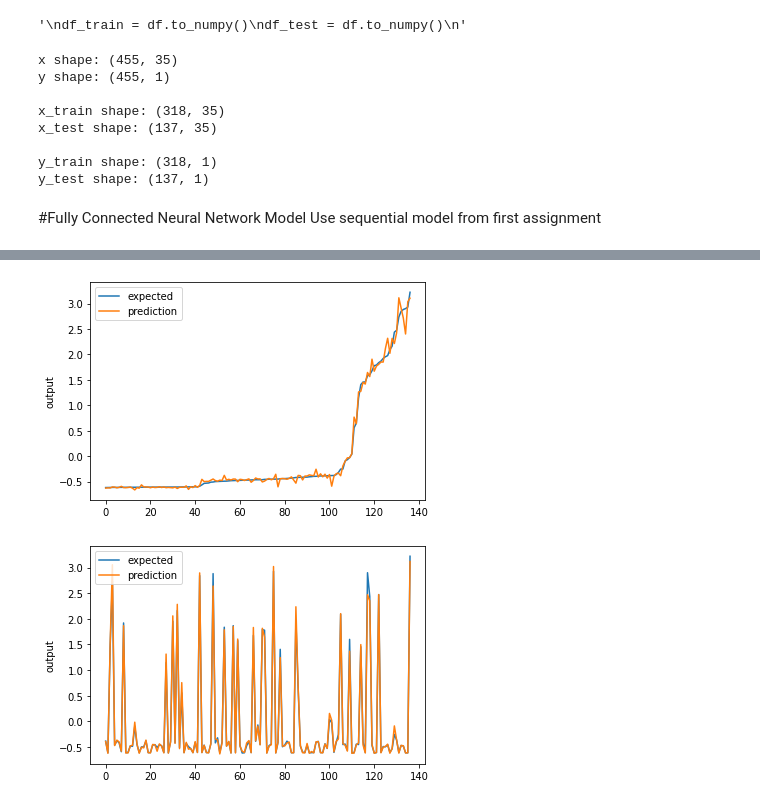
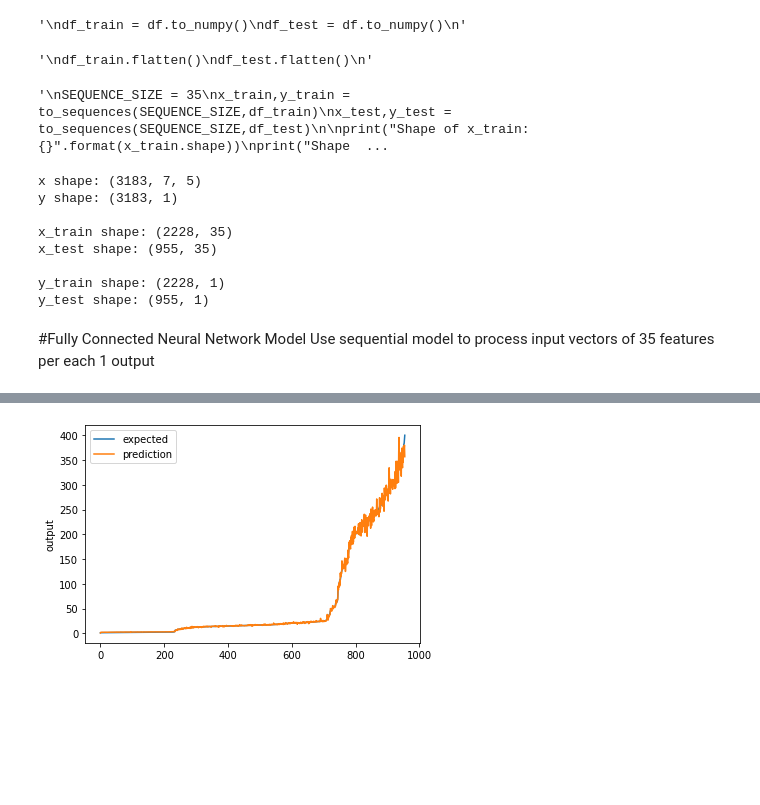
Before and after one commit to JasonTPhillipsJr/CSC215, a Jupyter notebook: Project_2.ipynb, the cells around one changed output, grey strips where cells are left out. Drawn from its saved outputs; the diff is of its cells as text; code cells hidden in the pictures; blank space fills up the shorter version.

```diff
--- a/Project_2.ipynb
+++ b/Project_2.ipynb
@@ -299,8 +294,6 @@ df
 3191 rows × 5 columns
 # %%
 #Create a copy of the Close column to use for the output feature.
-#df['Close_Output'] = df['Close']
-#df
-df_y = df["Close"]
-df_y
+df['Close_Output'] = df['Close']
+df
 # %% [output]
@@ -350,18 +344,19 @@ reshape df to be either a sequence of 35 inputs per output or 7 rows by 5 column
 # %%
+from sklearn.externals._packaging.version import Tuple
 #Setup our Input and ouput features to be of the correct shape.
 #We want the first seven rows and 5 columns per prediction. 35 values total
 #Since we have 3191 Rows of data. rows/7 = 455 rows as input vectors with 35 values in each vector.
-x = []  #input
-y = []  #output
+SEQUENCE_SIZE = 7
+def create_dataset(time_step, data):
+  x = []  #input
+  y = []  #output
+  for i in range(len(data)-time_step-1):
+    x_temp = data.loc[i:i+time_step-1,["Open","High","Low","Close","Volume"]]
+    x.append(x_temp)
+    y_temp = data.loc[i+time_step,["Close_Output"]]   #Note, we take the (i+1)th value instead of the ith because we are looking at the close for the next day after the time_step.
+    y.append(y_temp)
+  return x,y
 
-i=0
-while i in range(len(df)-7-1):
-  if i > (len(df)-7-1):
-    break
-  x_temp = df[i:i+7]
-  x.append(x_temp)
-  y_temp = df_y.iloc[i+8]   #Note, we take the 8th value instead of the 7th because we are looking at the close for the next day after a week.
-  y.append(y_temp)
-  i += 7
+x,y = create_dataset(SEQUENCE_SIZE, df)
 # %%
 #Ensure x is of the correct shape
@@ -411,7 +385,6 @@ print(len(y))
 # %%
 #Convert x and y to numpy arrays for tensorflow
 #Reshape the arrays to be of the correct size for problem 1.
+num_rows = len(x)
 x = np.array(x)
 y = np.array(y)
-x = x.reshape(455,35)
-y = y.reshape(455,1)
@@ -434,3 +391,6 @@ print(x)
+# %%
+x_NN = x.reshape(num_rows,35)
+y_NN = y.reshape(num_rows,1)
 # %%
 """
 #Choose only the 8th input from the output column. After 7 days make a prediction.
@@ -531,6 +497,8 @@ df_test = df.to_numpy()
 df_train.flatten()
 df_test.flatten()
 """
+# %% [output]
+'\ndf_train.flatten()\ndf_test.flatten()\n'
 # %%
 """
 SEQUENCE_SIZE = 35
@@ -542,7 +510,10 @@ print("Shape of x_test: {}".format(x_test.shape))
 print("Shape of y_train: {}".format(y_train.shape))
 print("Shape of y_test: {}".format(y_test.shape))
 """
+# %% [output]
+'\nSEQUENCE_SIZE = 35\nx_train,y_train = to_sequences(SEQUENCE_SIZE,df_train)\nx_test,y_test = to_sequences(SEQUENCE_SIZE,df_test)\n\nprint("Shape of x_train: {}".format(x_train.shape))\nprint("Shape  ...
 # %%
+#Visualize the shape for each array
 print("x shape: " + str(x.shape))
 print("y shape: " + str(y.shape))
 print()
@@ -552,24 +523,24 @@ print()
 print("y_train shape: " + str(y_train.shape))
 print("y_test shape: " + str(y_test.shape))
 # %% [output]
-x shape: (455, 35)
-y shape: (455, 1)
+x shape: (3183, 7, 5)
+y shape: (3183, 1)
 
-x_train shape: (318, 35)
-x_test shape: (137, 35)
+x_train shape: (2228, 35)
+x_test shape: (955, 35)
 
-y_train shape: (318, 1)
-y_test shape: (137, 1)
+y_train shape: (2228, 1)
+y_test shape: (955, 1)
 # %% [markdown]
 #Fully Connected Neural Network Model
-Use sequential model from first assignment
+Use sequential model to process input vectors of 35 features per each 1 output
 # %%
 model = Sequential()
-model.add(Dense(100, input_dim=x.shape[1], activation='relu'))      # try changing 100 to 10
+model.add(Dense(100, input_dim=x_NN.shape[1], activation='relu'))      # try changing 100 to 10
 model.add(Dense(10, activation='relu'))
 model.add(Dense(1))
 
-model.compile(loss='mean_squared_error', optimizer='adam', metrics=['accuracy'])
+model.compile(loss='mean_squared_error', optimizer='adam', metrics=['accuracy'])  #maybe remove accuracy because it = 0...
 
 monitor = EarlyStopping(monitor='val_loss', min_delta=1e-3, patience=5, verbose=1, mode='auto')
 
@@ -608,5 +579 @@ Score (RMSE): 0.08680268610394848
-[figure, old version]
+[figure, new version]
-# %%
-chart_regression(pred.flatten(),y_test,sort=False)
-# %% [output]
-[figure, removed]
```
Also changed, not shown: parts of 35 cells of this notebook.
